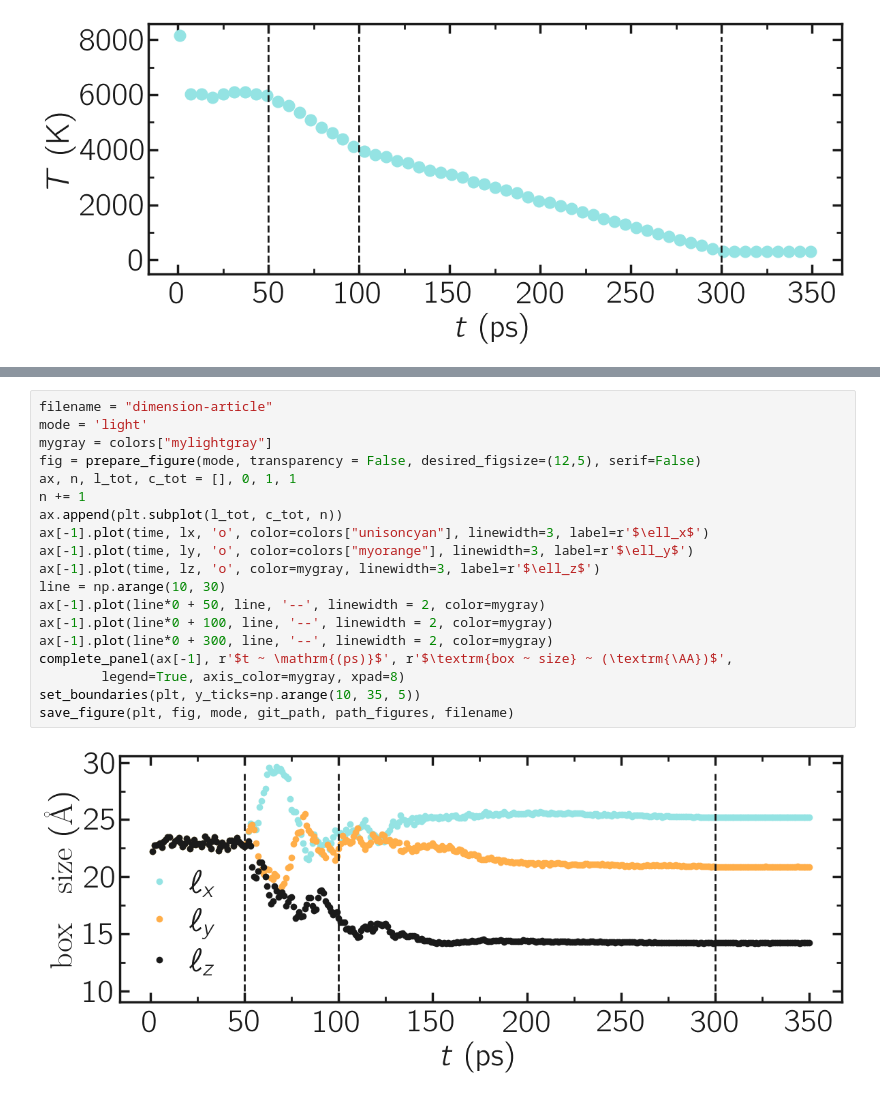
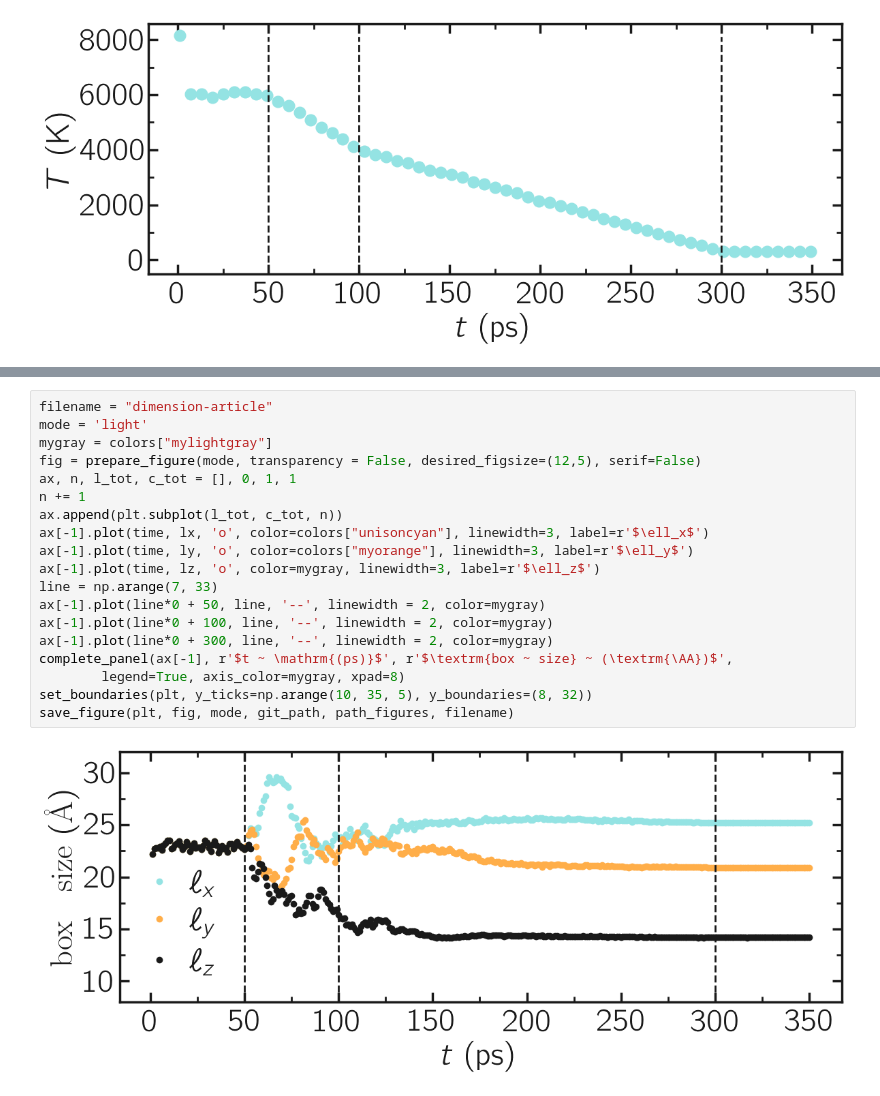
Before and after one commit to lammpstutorials/lammpstutorials.github.io, a Jupyter notebook: docs/sphinx/source/tutorials/figures/level3/water-adsorption-in-silica/temperature_evolution-pyplot.ipynb, the cells around one changed output, grey strips where cells are left out. Drawn from its saved outputs; the diff is of its cells as text.

Commit message:
improved figures

```diff
--- a/docs/sphinx/source/tutorials/figures/level3/water-adsorption-in-silica/temperature_evolution-pyplot.ipynb
+++ b/docs/sphinx/source/tutorials/figures/level3/water-adsorption-in-silica/temperature_evolution-pyplot.ipynb
@@ -88,21 +88,21 @@ for mode, mygray in zip(['light', 'dark'], [colors["mylightgray"], colors["mydar
 # %%
 filename = "dimension-article"
 mode = 'light'
 mygray = colors["mylightgray"]
 fig = prepare_figure(mode, transparency = False, desired_figsize=(12,5), serif=False)
 ax, n, l_tot, c_tot = [], 0, 1, 1
 n += 1
 ax.append(plt.subplot(l_tot, c_tot, n))
 ax[-1].plot(time, lx, 'o', color=colors["unisoncyan"], linewidth=3, label=r'$\ell_x$')
 ax[-1].plot(time, ly, 'o', color=colors["myorange"], linewidth=3, label=r'$\ell_y$')
 ax[-1].plot(time, lz, 'o', color=mygray, linewidth=3, label=r'$\ell_z$')
-line = np.arange(10, 30)
+line = np.arange(7, 33)
 ax[-1].plot(line*0 + 50, line, '--', linewidth = 2, color=mygray)
 ax[-1].plot(line*0 + 100, line, '--', linewidth = 2, color=mygray)
 ax[-1].plot(line*0 + 300, line, '--', linewidth = 2, color=mygray)
 complete_panel(ax[-1], r'$t ~ \mathrm{(ps)}$', r'$\textrm{box ~ size} ~ (\textrm{\AA})$',
         legend=True, axis_color=mygray, xpad=8)
-set_boundaries(plt, y_ticks=np.arange(10, 35, 5))
+set_boundaries(plt, y_ticks=np.arange(10, 35, 5), y_boundaries=(8, 32))
 save_figure(plt, fig, mode, git_path, path_figures, filename)
 # %% [output]
-[figure, old version]
+[figure, new version]
```
Also changed, not shown: parts of 3 cells of this notebook, 11 other files.
